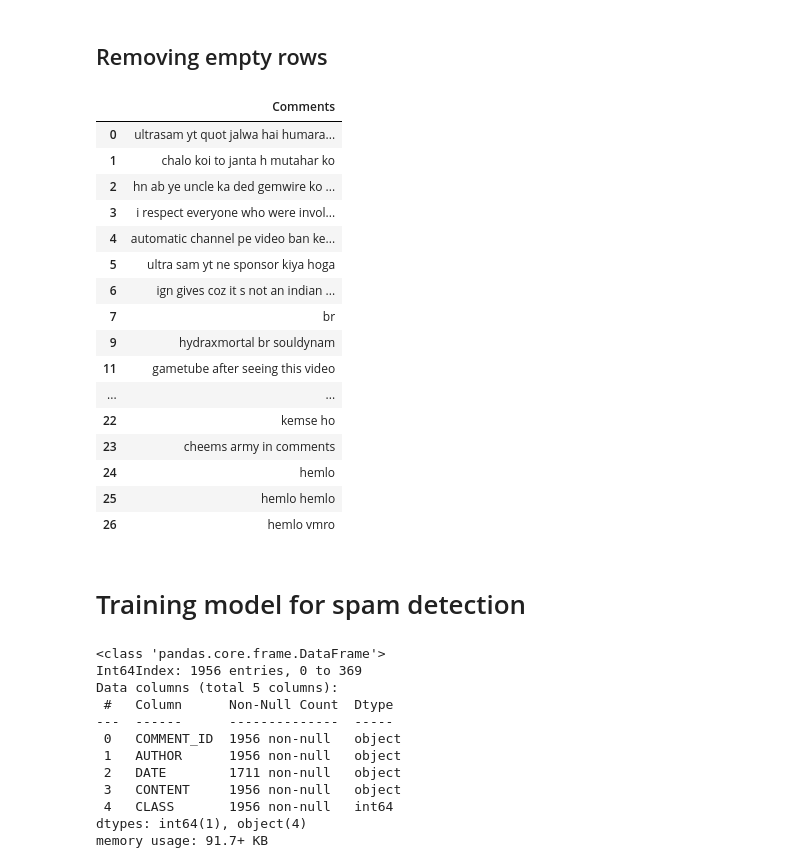
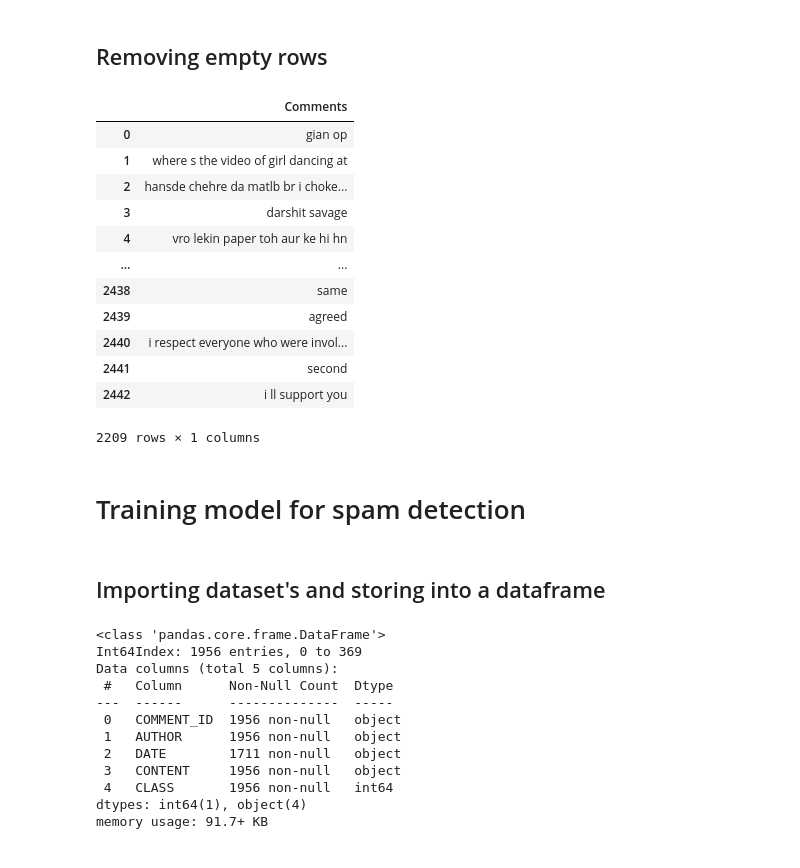
Before and after one commit to subham2728/YouTube-Sentiment-Analysis, a Jupyter notebook: youtube.ipynb, the cells around one changed output. Cells and saved outputs as stored; diff of their text form; code cells hidden in the pictures.

```diff
--- a/youtube.ipynb
+++ b/youtube.ipynb
@@ -110,7 +141,7 @@ print(df)
 # %% [markdown]
 ## Removing all the emoji's from the dataframe
 # %%
-df = df.astype(str).apply(lambda x: x.str.encode('ascii', 'ignore').str.decode('ascii'))
-df
+df_from_yt = df_from_yt.astype(str).apply(lambda x: x.str.encode('ascii', 'ignore').str.decode('ascii'))
+df_from_yt
 # %% [output]
 |  | Comments |
@@ -133,7 +160,7 @@ df
 # %% [markdown]
 ## Removing all the url's from the data frame
 # %%
-df['Comments'] = df['Comments'].apply(lambda x: re.split('<a href="https:\/\/.*', str(x))[0])
-df
+df_from_yt['Comments'] = df_from_yt['Comments'].apply(lambda x: re.split('<a href="https:\/\/.*', str(x))[0])
+df_from_yt
 # %% [output]
 |  | Comments |
@@ -159,7 +182,7 @@ df
 def process_content(content):
     return " ".join(re.findall("[A-Za-z]+",content))
 
-df['Comments'] = df['Comments'].apply(process_content)
-df
+df_from_yt['Comments'] = df_from_yt['Comments'].apply(process_content)
+df_from_yt
 # %% [output]
 |  | Comments |
@@ -182,7 +201,7 @@ df
 # %% [markdown]
 ## Converting to lower case
 # %%
-df['Comments'] = df['Comments'].str.lower()
-df
+df_from_yt['Comments'] = df_from_yt['Comments'].str.lower()
+df_from_yt
 # %% [output]
 |  | Comments |
@@ -205,27 +220,25 @@ df
 # %% [markdown]
 ## Removing empty rows
 # %%
-df['Comments'].replace('', np.nan, inplace=True)
-df.dropna()
+df_from_yt['Comments'].replace('', np.nan, inplace=True)
+df_from_yt.dropna()
 # %% [output]
 |  | Comments |
-| 0 | ultrasam yt quot jalwa hai humara... |
-| 1 | chalo koi to janta h mutahar ko |
-| 2 | hn ab ye uncle ka ded gemwire ko ... |
-| 3 | i respect everyone who were invol... |
-| 4 | automatic channel pe video ban ke... |
-| 5 | ultra sam yt ne sponsor kiya hoga |
-| 6 | ign gives coz it s not an indian ... |
-| 7 | br |
-| 9 | hydraxmortal br souldynam |
-| 11 | gametube after seeing this video |
+| 0 | gian op |
+| 1 | where s the video of girl dancing at |
+| 2 | hansde chehre da matlb br i choke... |
+| 3 | darshit savage |
+| 4 | vro lekin paper toh aur ke hi hn |
 | ... | ... |
-| 22 | kemse ho |
-| 23 | cheems army in comments |
-| 24 | hemlo |
-| 25 | hemlo hemlo |
-| 26 | hemlo vmro |
+| 2438 | same |
+| 2439 | agreed |
+| 2440 | i respect everyone who were invol... |
+| 2441 | second |
+| 2442 | i ll support you |
+2209 rows × 1 columns
 # %% [markdown]
 # Training model for spam detection
+# %% [markdown]
+## Importing dataset's and storing into a dataframe
 # %%
 train_data=[]
```
Also changed, not shown: parts of 58 cells of this notebook.
